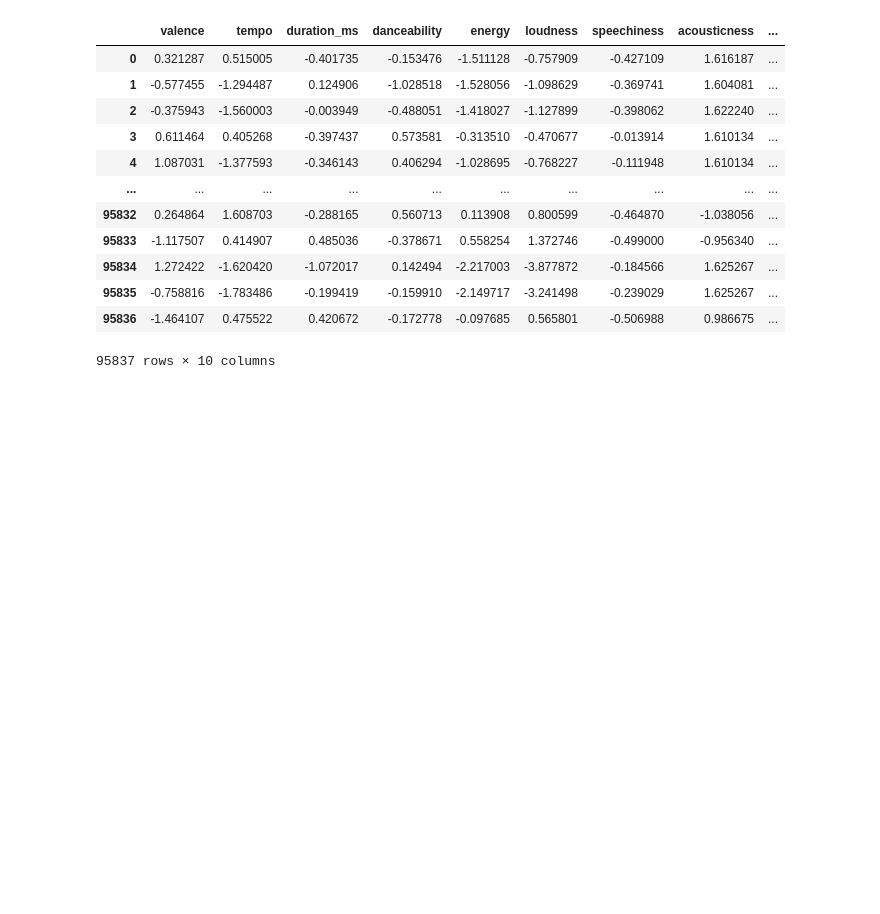
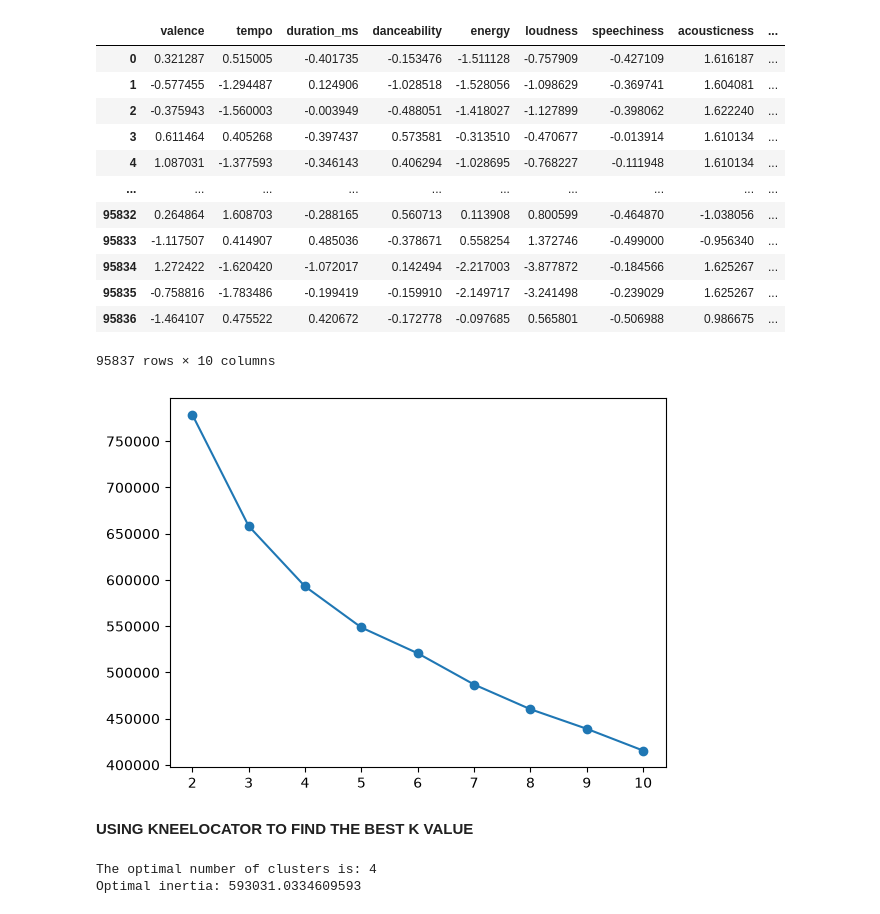
Before and after one commit to VignaPrasanna/Amazon-Music-Clustering, a Jupyter notebook: music_cluster.ipynb, the cells around one changed output. Saved outputs shown, nothing was run; the diff lists cells and outputs as text; code cells hidden in the pictures; blank space fills up the shorter version.

```diff
--- a/music_cluster.ipynb
+++ b/music_cluster.ipynb
@@ -127,3 +125,32 @@ X_scaled
 | 95835 | -0.758816 | -1.783486 | -0.199419 | -0.159910 | -2.149717 | -3.241498 | -0.239029 | 1.625267 | ... |
 | 95836 | -1.464107 | 0.475522 | 0.420672 | -0.172778 | -0.097685 | 0.565801 | -0.506988 | 0.986675 | ... |
 95837 rows × 10 columns
+# %%
+from sklearn.cluster import KMeans
+inertia = []
+for k in range(2, 11):
+    kmeans = KMeans(n_clusters = k, max_iter = 300, n_init = 10, random_state=42)
+    kmeans.fit(X_scaled)
+    inertia.append(kmeans.inertia_)
+# %%
+K = range(2,11)
+plt.plot(K, inertia, marker = 'o')
+plt.show()
+# %% [output]
+[figure, added]
+# %% [markdown]
+**USING KNEELOCATOR TO FIND THE BEST K VALUE**
+# %%
+from kneed import KneeLocator
+
+# Automatically find the elbow point
+kl = KneeLocator(
+    list(K), inertia, curve="convex", direction="decreasing"
+)
+optimal_k = kl.elbow
+print(f"The optimal number of clusters is: {optimal_k}")
+optimal_inertia = inertia[list(K).index(optimal_k)]
+print(f"Optimal inertia: {optimal_inertia}")
+# %% [output]
+The optimal number of clusters is: 4
+Optimal inertia: 593031.0334609593
```
Also changed, not shown: parts of 14 cells of this notebook.
